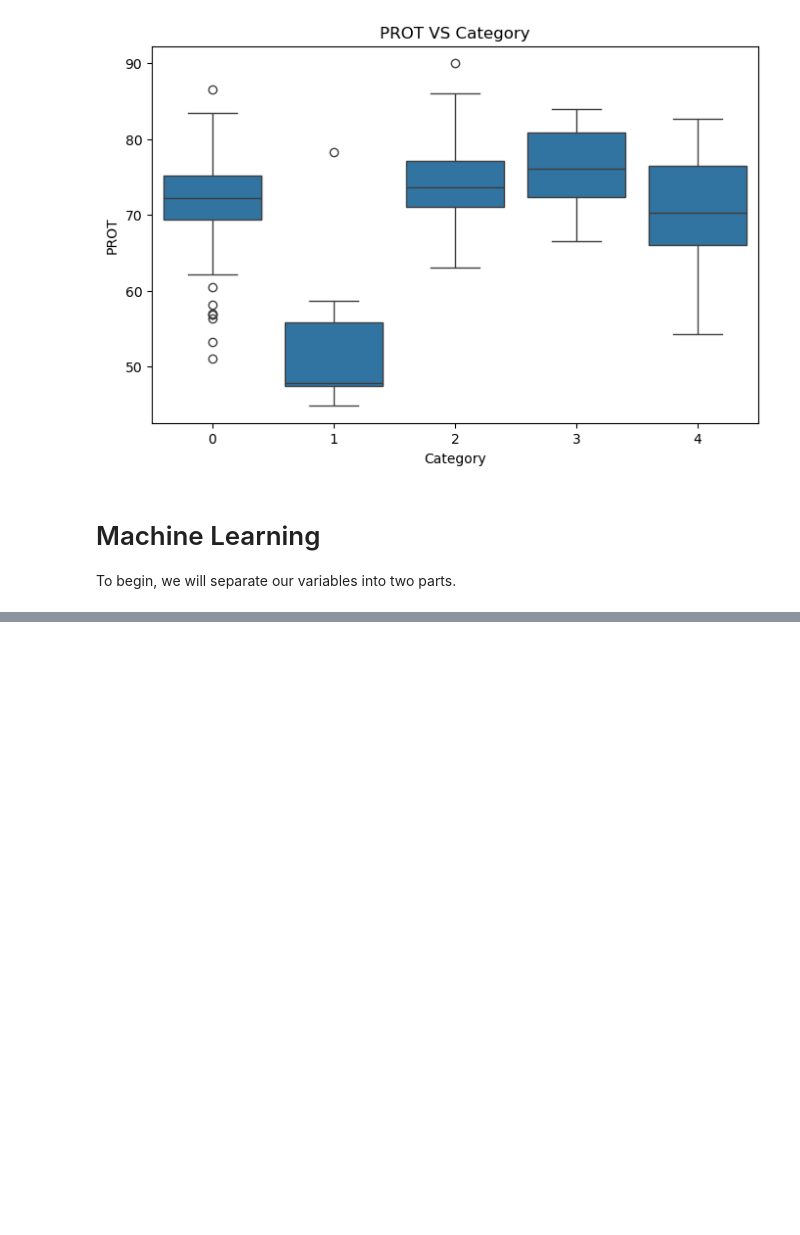
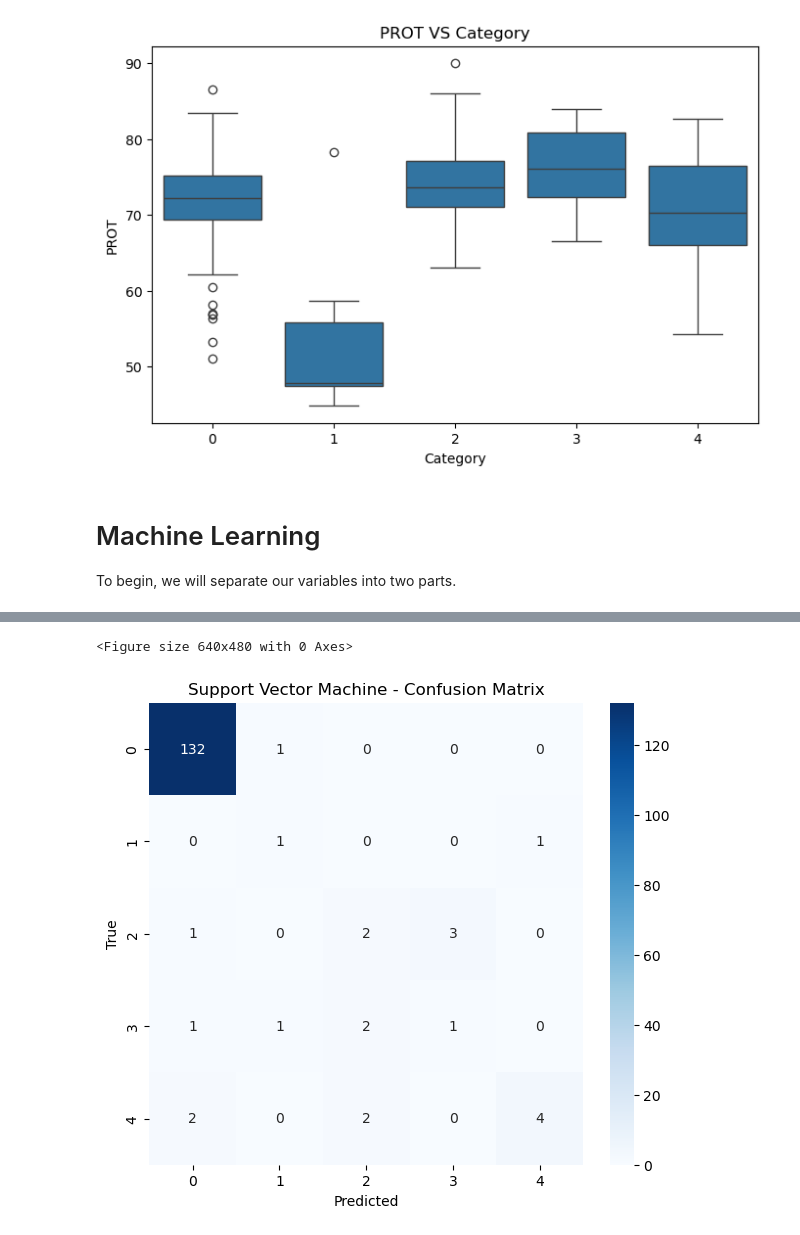
Before and after one commit to 2026623-Student/Ca-MachineLearning, a Jupyter notebook: Machine_Learning.ipynb, the cells around one changed output, grey strips where cells are left out. Cells and saved outputs as stored; diff of their text form; code cells hidden in the pictures; blank space fills up the shorter version.

Commit message:
Machine Learning
updating word document

```diff
--- a/Machine_Learning.ipynb
+++ b/Machine_Learning.ipynb
@@ -630,0 +851,5 @@ weighted avg       0.91      0.92      0.91       123
+# %%
+classifiers = {
+    "Random Forest": RandomForestClassifier(n_estimators=1000, random_state=40),
+    "Support Vector Machine": SVC(kernel='linear', random_state=40),
+}
@@ -630,0 +988,24 @@ weighted avg       0.91      0.92      0.91       123
+# %%
+# Generate confusion matrix
+y_pred_svm = best_models["Support Vector Machine"].predict(X_test25)
+cm_svm = confusion_matrix(y_test25, y_pred_svm)
+
+plt.clf()
+plt.figure(figsize=(7, 6))
+
+sns.heatmap(
+    cm_svm,
+    annot=True,
+    fmt='d',
+    cmap='Blues',
+    xticklabels=[0, 1, 2, 3, 4],
+    yticklabels=[0, 1, 2, 3, 4]
+)
+
+plt.xlabel('Predicted')
+plt.ylabel('True')
+plt.title('Support Vector Machine - Confusion Matrix')
+plt.show()
+# %% [output]
+<Figure size 640x480 with 0 Axes>
+[figure, added]
```
Also changed, not shown: parts of 50 cells of this notebook, 3 other files.
